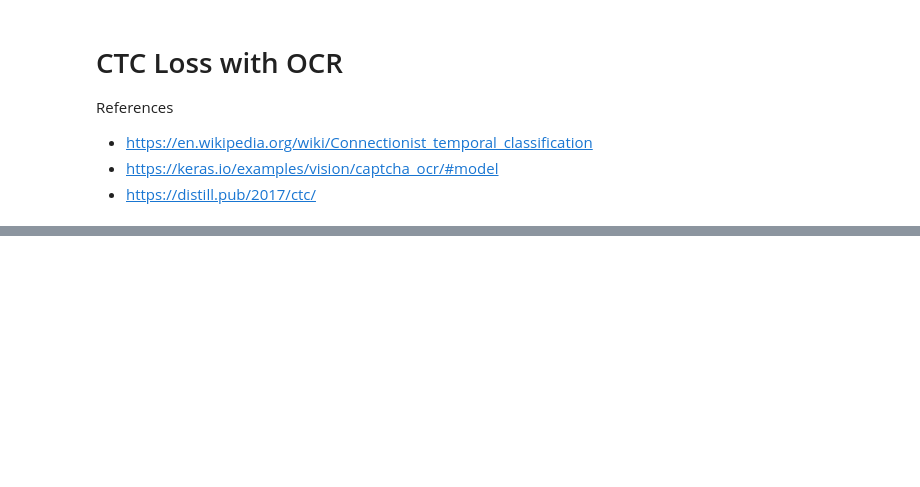
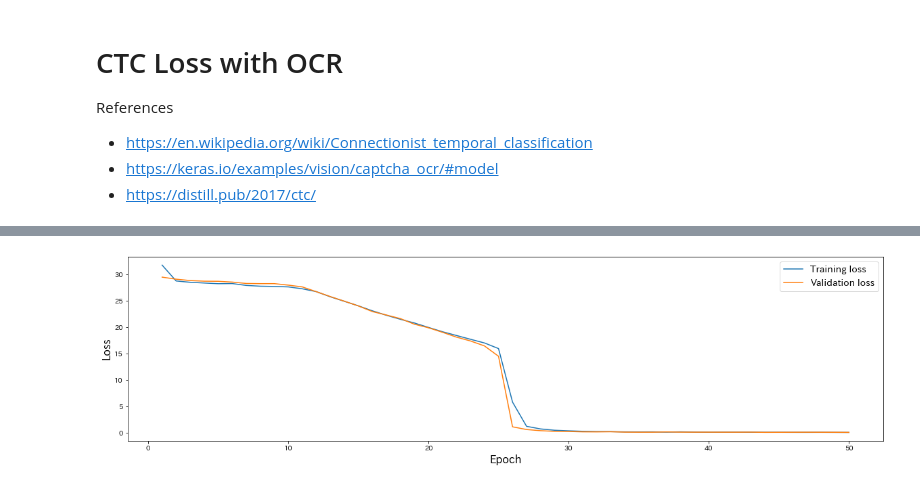
Before and after one commit to natsunoyuki/Data_Science, a Jupyter notebook: CTC Loss OCR.ipynb, the cells around one changed output, grey strips where cells are left out. Cells and saved outputs as stored; diff of their text form; code cells hidden in the pictures; blank space fills up the shorter version.

```diff
--- a/CTC Loss OCR.ipynb
+++ b/CTC Loss OCR.ipynb
@@ -140,7 +144,7 @@ class CTCLayer(tf.keras.layers.Layer):
         self.add_loss(loss)
         return y_pred
 
-def make_model():
+def make_model(width, height):
     input_img = tf.keras.layers.Input(shape = (width, height, 1),
                               name = "image", dtype = "float32")
     labels = tf.keras.layers.Input(name = "label",
@@ -180,8 +184,8 @@ def make_model():
     return model
 
 with tf.device(DEVICE_NAME):
-    model = make_model()
+    model = make_model(width, height)
 # %%
-epochs = 20
+epochs = 50
 
 history = model.fit(train_ds, validation_data = valid_ds, epochs = epochs)
@@ -188 +210,13 @@ history = model.fit(train_ds, validation_data = valid_ds, epochs = epochs)
+# %%
+plt.figure(figsize = (20, 5))
+plt.plot(range(1, len(history.history["loss"]) + 1),
+         history.history["loss"])
+plt.plot(range(1, len(history.history["val_loss"]) + 1),
+         history.history["val_loss"])
+plt.xlabel("Epoch", fontsize = 16)
+plt.ylabel("Loss", fontsize = 16)
+plt.legend(["Training loss", "Validation loss"], fontsize = 14)
+plt.show()
+# %% [output]
+[figure, added]
 # %%
```
Also changed, not shown: parts of 6 cells of this notebook.
